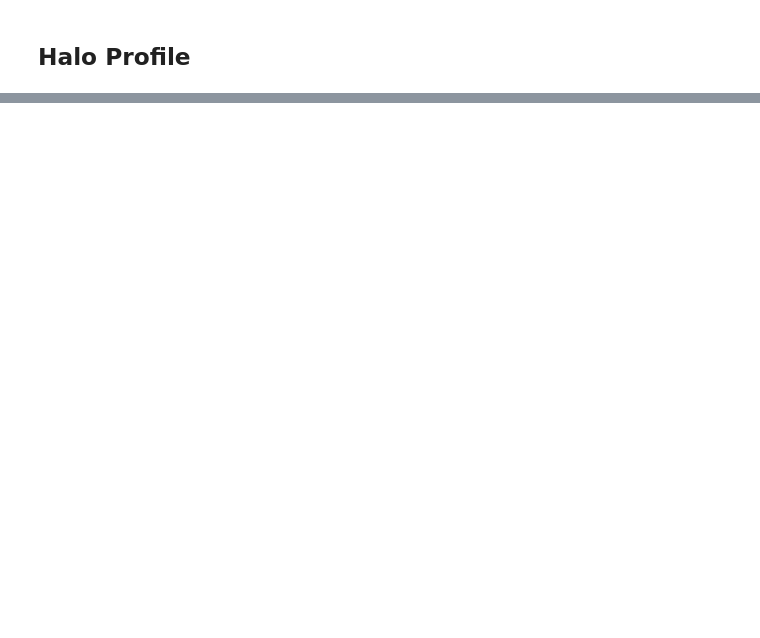
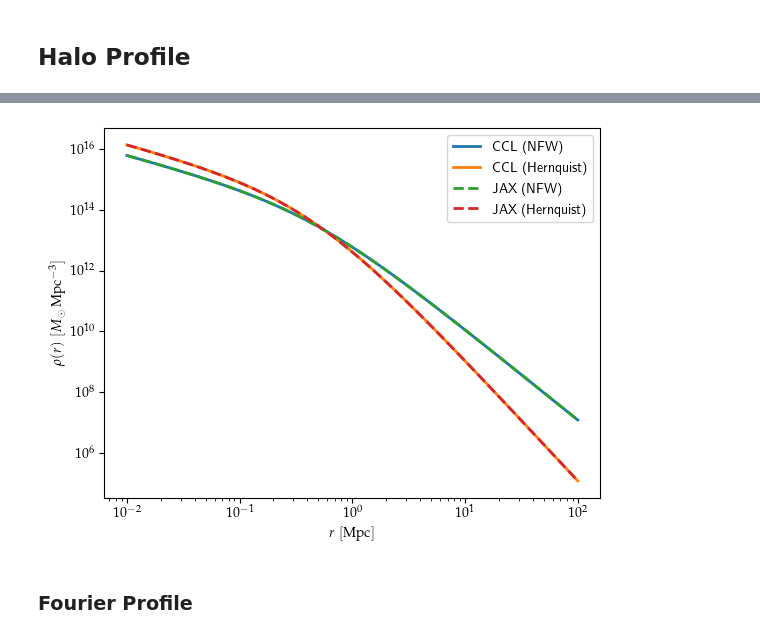
Before and after one commit to Harry45/jaxccl, a Jupyter notebook: notebook_hmfunc.ipynb, the cells around one changed output, grey strips where cells are left out. Cells and saved outputs as stored; diff of their text form; code cells hidden in the pictures; blank space fills up the shorter version.

```diff
--- a/notebook_hmfunc.ipynb
+++ b/notebook_hmfunc.ipynb
@@ -151,0 +232,15 @@ plt.show()
+# %%
+# Radius, wavenumber and mass
+r_arr = np.geomspace(1E-2,1E2,256)
+k_arr = np.geomspace(1E-2,1E2,256)
+m_arr = np.geomspace(1E11,1E15,32)
+
+# We will calculate everything at z=1 (scale factor = 0.5)
+a_sf = 0.5
+
+# We will also use a mass definition with Delta = 200, and the Duffy 2008 concentration-mass relation
+hmd_200c = ccl.halos.MassDef200c
+cM = ccl.halos.ConcentrationDuffy08(mass_def=hmd_200c)
+
+hmd_200c_jax = MassDefinition(200, "critical")
+conc_jax = JAXConDuffy08()
@@ -151,0 +249,27 @@ plt.show()
+# %%
+ccl_nfw = ccl.halos.HaloProfileNFW(mass_def=hmd_200c, concentration=cM, truncated=False)
+ccl_hq = ccl.halos.HaloProfileHernquist(mass_def=hmd_200c, concentration=cM, truncated=False)
+
+ccl_nfw_real = ccl_nfw.real(cosmo_ccl, r_arr, 1E14, a_sf)
+ccl_hq_real = ccl_hq.real(cosmo_ccl, r_arr, 1E14, a_sf)
+# %%
+jax_nfw = JAXHaloProfileNFW(hmd_200c_jax, conc_jax, truncated=False)
+jax_hq = JAXHaloProfileHernquist(hmd_200c_jax, conc_jax, truncated=False)
+
+jax_nfw_real = jax_nfw._real(cosmo_jax, r_arr, 1E14, a_sf, interpolator)
+jax_hq_real = jax_hq._real(cosmo_jax, r_arr, 1E14, a_sf, interpolator)
+# %%
+plt.loglog(r_arr, ccl_nfw_real, lw =2, label = 'CCL (NFW)')
+plt.loglog(r_arr, ccl_hq_real, lw =2, label = 'CCL (Hernquist)')
+
+plt.loglog(r_arr, jax_nfw_real, linestyle = '--', lw=2, label = 'JAX (NFW)')
+plt.loglog(r_arr, jax_hq_real, linestyle = '--', lw=2, label = 'JAX (Hernquist)')
+
+plt.ylabel(r'$\rho(r)\,\,[M_\odot\,{\rm Mpc}^{-3}]$')
+plt.xlabel(r'$r\,\,[{\rm Mpc}]$')
+plt.legend()
+plt.show()
+# %% [output]
+[figure, added]
+# %% [markdown]
+### Fourier Profile
```
Also changed, not shown: parts of 10 cells of this notebook, 5 other files.
